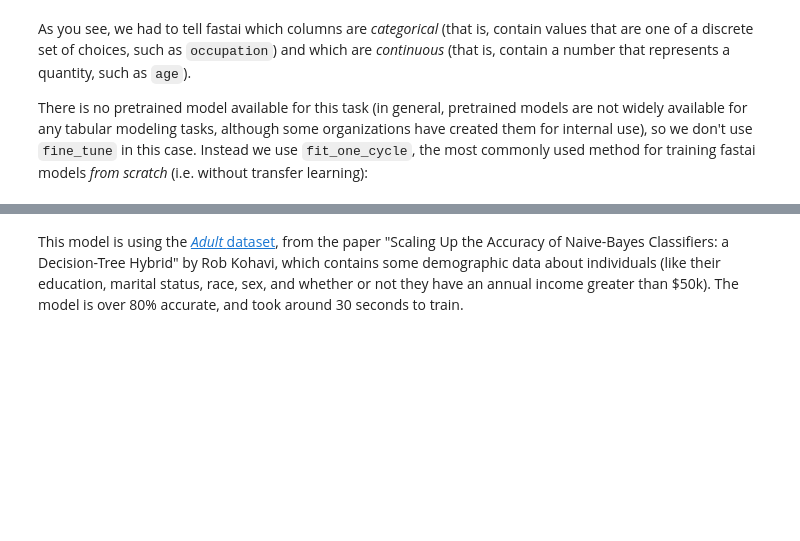
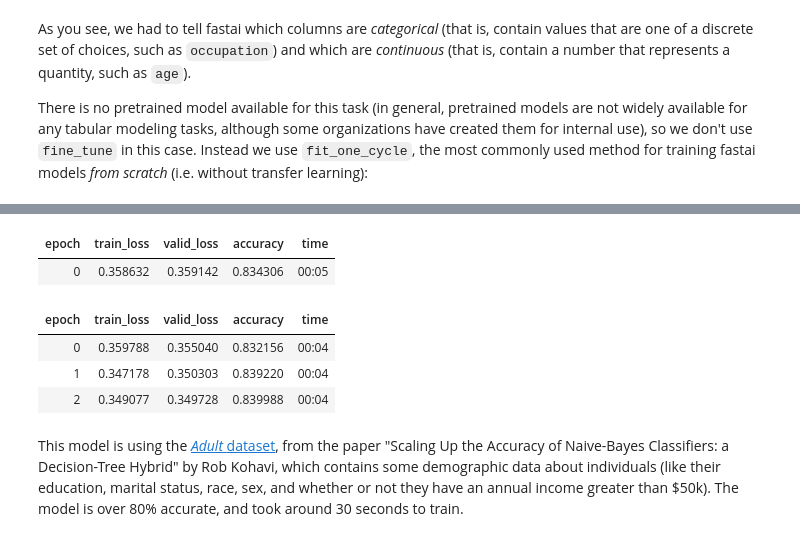
Before and after one commit to Cesc-Fran/deep_learning_intro, a Jupyter notebook: fastai_dl_course/01_intro.ipynb, the cells around one changed output, grey strips where cells are left out. Saved outputs shown, nothing was run; the diff lists cells and outputs as text; code cells hidden in the pictures; blank space fills up the shorter version.

```diff
--- a/fastai_dl_course/01_intro.ipynb
+++ b/fastai_dl_course/01_intro.ipynb
@@ -829,3 +865,12 @@ learn.fit_one_cycle(3)
+# %%
+learn.fine_tune(3)
+# %% [output]
+| epoch | train_loss | valid_loss | accuracy | time |
+| 0 | 0.358632 | 0.359142 | 0.834306 | 00:05 |
+| epoch | train_loss | valid_loss | accuracy | time |
+| 0 | 0.359788 | 0.355040 | 0.832156 | 00:04 |
+| 1 | 0.347178 | 0.350303 | 0.839220 | 00:04 |
+| 2 | 0.349077 | 0.349728 | 0.839988 | 00:04 |
 # %% [markdown]
 This model is using the [*Adult* dataset](http://robotics.stanford.edu/~ronnyk/nbtree.pdf), from the paper "Scaling Up the Accuracy of Naive-Bayes Classifiers: a Decision-Tree Hybrid" by Rob Kohavi, which contains some demographic data about individuals (like their education, marital status, race, sex, and whether or not they have an annual income greater than \$50k). The model is over 80\% accurate, and took around 30 seconds to train.
 # %% [markdown]
```
Also changed, not shown: parts of 18 cells of this notebook.
